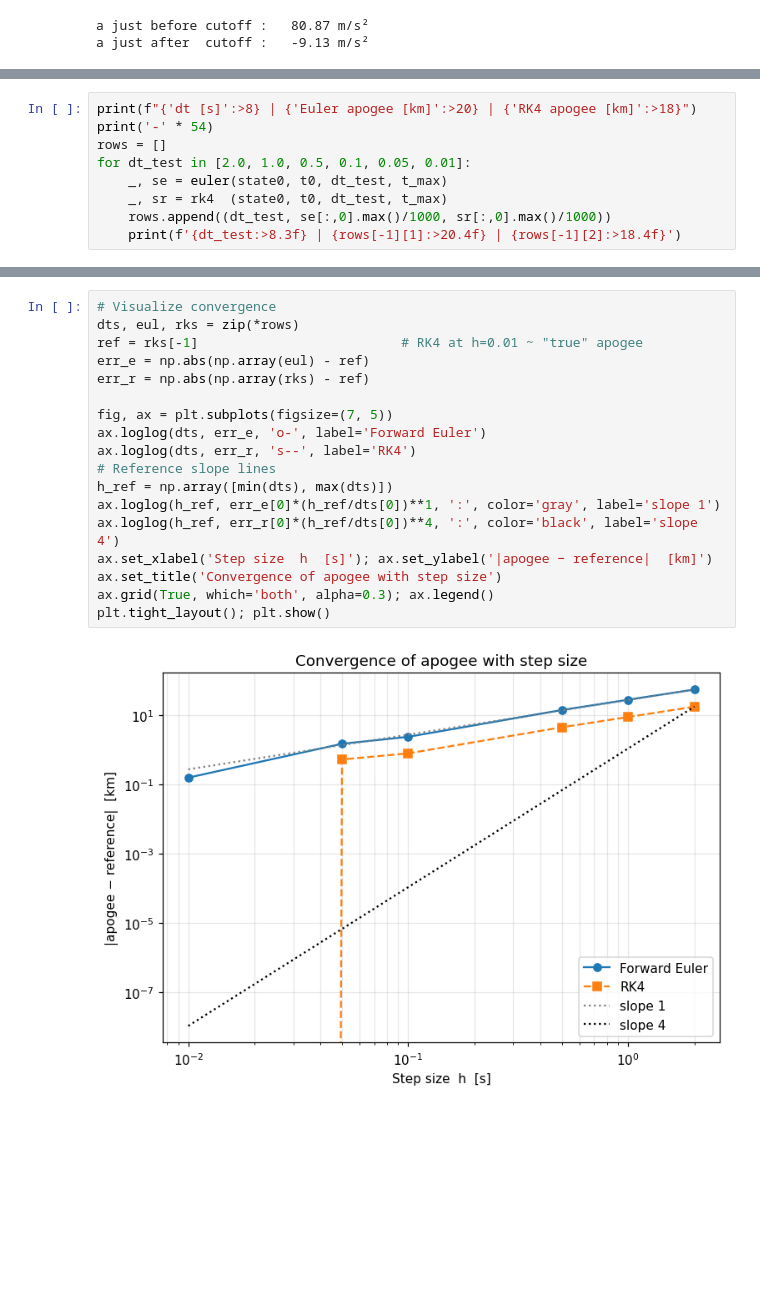
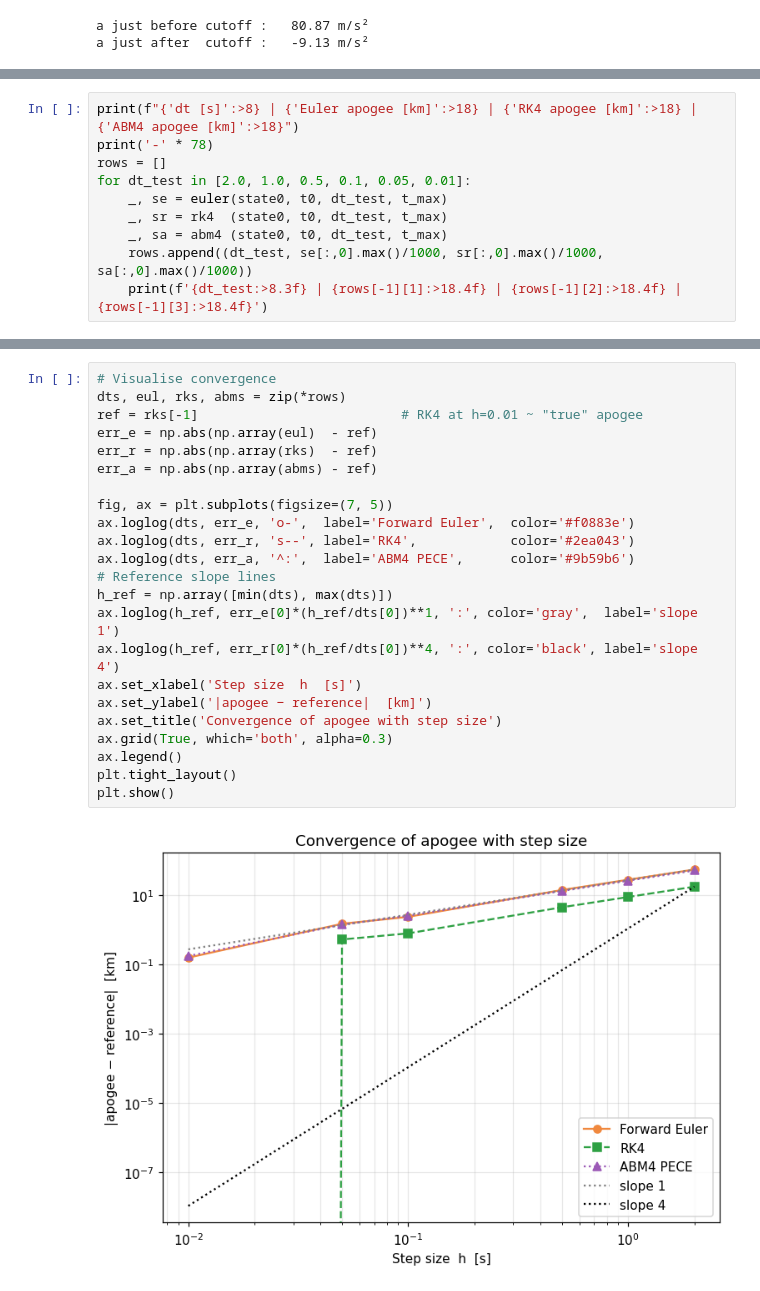
Before and after one commit to selcuko/mat423, a Jupyter notebook: rocket_simulation.ipynb, the cells around one changed output, grey strips where cells are left out. Drawn from its saved outputs; the diff is of its cells as text; blank space fills up the shorter version.

```diff
--- a/rocket_simulation.ipynb
+++ b/rocket_simulation.ipynb
@@ -257,10 +315,11 @@ re-running both methods at several step sizes and tabulating the resulting apoge
 # %%
-print(f"{'dt [s]':>8} | {'Euler apogee [km]':>20} | {'RK4 apogee [km]':>18}")
-print('-' * 54)
+print(f"{'dt [s]':>8} | {'Euler apogee [km]':>18} | {'RK4 apogee [km]':>18} | {'ABM4 apogee [km]':>18}")
+print('-' * 78)
 rows = []
 for dt_test in [2.0, 1.0, 0.5, 0.1, 0.05, 0.01]:
     _, se = euler(state0, t0, dt_test, t_max)
     _, sr = rk4  (state0, t0, dt_test, t_max)
-    rows.append((dt_test, se[:,0].max()/1000, sr[:,0].max()/1000))
-    print(f'{dt_test:>8.3f} | {rows[-1][1]:>20.4f} | {rows[-1][2]:>18.4f}')
+    _, sa = abm4 (state0, t0, dt_test, t_max)
+    rows.append((dt_test, se[:,0].max()/1000, sr[:,0].max()/1000, sa[:,0].max()/1000))
+    print(f'{dt_test:>8.3f} | {rows[-1][1]:>18.4f} | {rows[-1][2]:>18.4f} | {rows[-1][3]:>18.4f}')
 # %% [output]
@@ -275,23 +334,28 @@ for dt_test in [2.0, 1.0, 0.5, 0.1, 0.05, 0.01]:
 # %%
-# Visualize convergence
-dts, eul, rks = zip(*rows)
+# Visualise convergence
+dts, eul, rks, abms = zip(*rows)
 ref = rks[-1]                          # RK4 at h=0.01 ~ "true" apogee
-err_e = np.abs(np.array(eul) - ref)
-err_r = np.abs(np.array(rks) - ref)
+err_e = np.abs(np.array(eul)  - ref)
+err_r = np.abs(np.array(rks)  - ref)
+err_a = np.abs(np.array(abms) - ref)
 
 fig, ax = plt.subplots(figsize=(7, 5))
-ax.loglog(dts, err_e, 'o-', label='Forward Euler')
-ax.loglog(dts, err_r, 's--', label='RK4')
+ax.loglog(dts, err_e, 'o-',  label='Forward Euler',  color='#f0883e')
+ax.loglog(dts, err_r, 's--', label='RK4',            color='#2ea043')
+ax.loglog(dts, err_a, '^:',  label='ABM4 PECE',      color='#9b59b6')
 # Reference slope lines
 h_ref = np.array([min(dts), max(dts)])
-ax.loglog(h_ref, err_e[0]*(h_ref/dts[0])**1, ':', color='gray', label='slope 1')
+ax.loglog(h_ref, err_e[0]*(h_ref/dts[0])**1, ':', color='gray',  label='slope 1')
 ax.loglog(h_ref, err_r[0]*(h_ref/dts[0])**4, ':', color='black', label='slope 4')
-ax.set_xlabel('Step size  h  [s]'); ax.set_ylabel('|apogee − reference|  [km]')
+ax.set_xlabel('Step size  h  [s]')
+ax.set_ylabel('|apogee − reference|  [km]')
 ax.set_title('Convergence of apogee with step size')
-ax.grid(True, which='both', alpha=0.3); ax.legend()
-plt.tight_layout(); plt.show()
+ax.grid(True, which='both', alpha=0.3)
+ax.legend()
+plt.tight_layout()
+plt.show()
 # %% [output]
-[figure, old version]
+[figure, new version]
 # %% [markdown]
 ## 10. Discussion points
 
```
Also changed, not shown: parts of 7 cells of this notebook, 5 other files.
